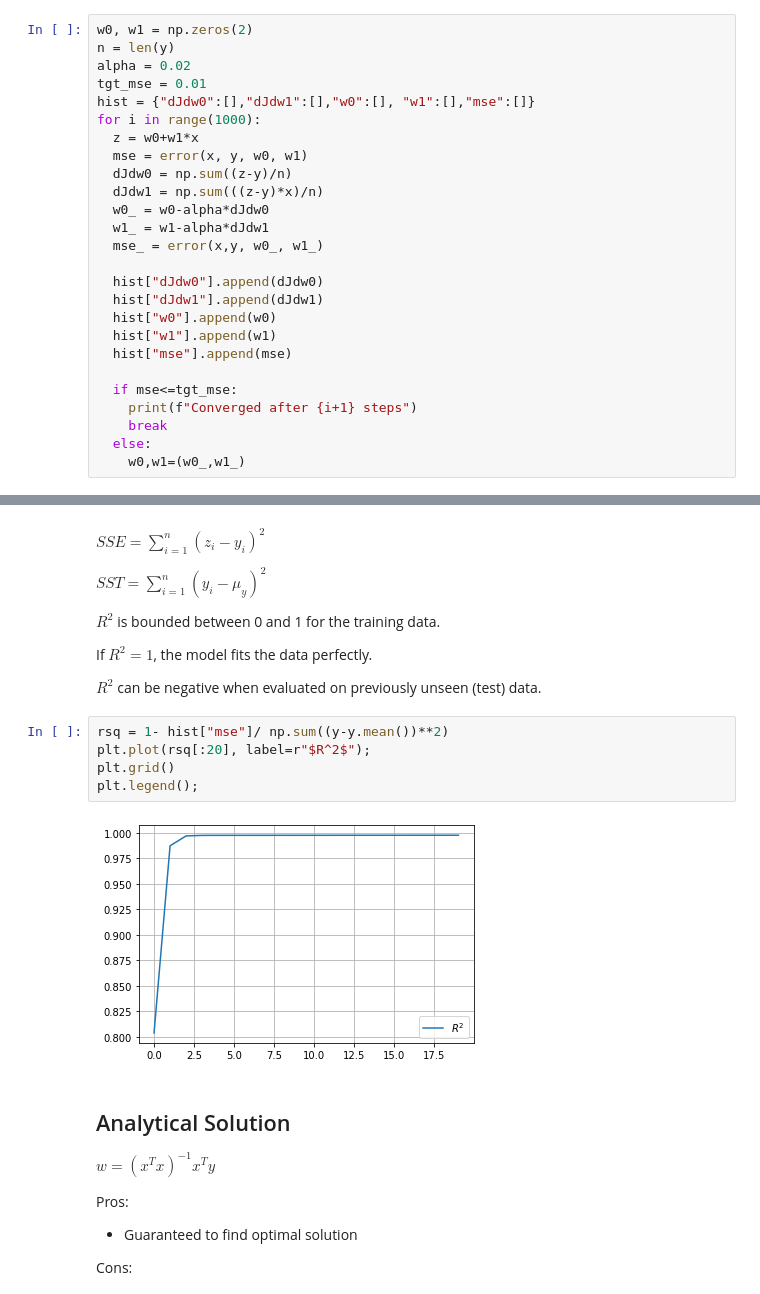
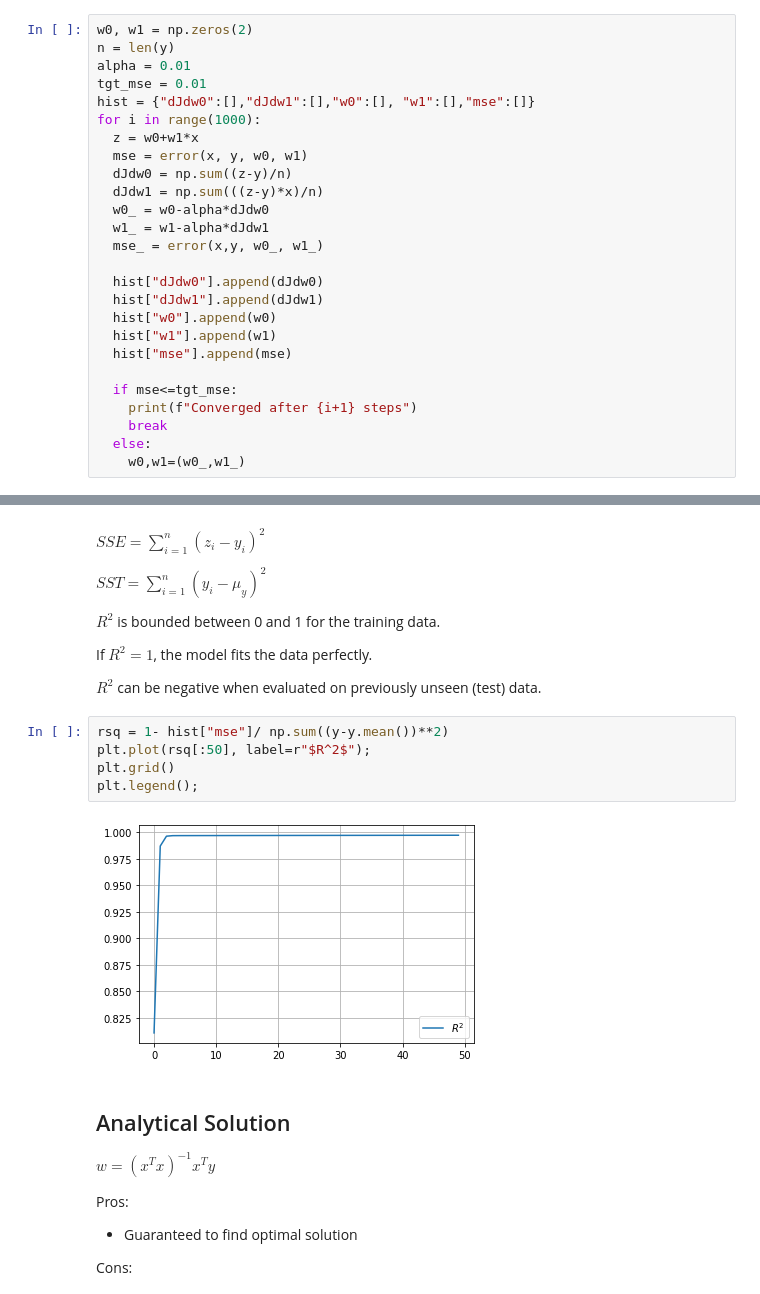
Before and after one commit to vinayshanbhag/math, a Jupyter notebook: Univariate_Linear_Regression.ipynb, the cells around one changed output, grey strips where cells are left out. Saved outputs shown, nothing was run; the diff lists cells and outputs as text.

```diff
--- a/Univariate_Linear_Regression.ipynb
+++ b/Univariate_Linear_Regression.ipynb
@@ -132,7 +132,7 @@ where $\alpha$ is the learning rate
 # %%
 w0, w1 = np.zeros(2)
 n = len(y)
-alpha = 0.02
+alpha = 0.01
 tgt_mse = 0.01
 hist = {"dJdw0":[],"dJdw1":[],"w0":[], "w1":[],"mse":[]}
 for i in range(1000):
@@ -199,11 +256,11 @@ If $R^2=1$, the model fits the data perfectly.
 $R^2$ can be negative when evaluated on previously unseen (test) data.
 # %%
 rsq = 1- hist["mse"]/ np.sum((y-y.mean())**2)
-plt.plot(rsq[:20], label=r"$R^2$");
+plt.plot(rsq[:50], label=r"$R^2$");
 plt.grid()
 plt.legend();
 # %% [output]
-[figure, old version]
+[figure, new version]
 # %% [markdown]
 ## Analytical Solution
 
```
Also changed, not shown: parts of 8 cells of this notebook.
